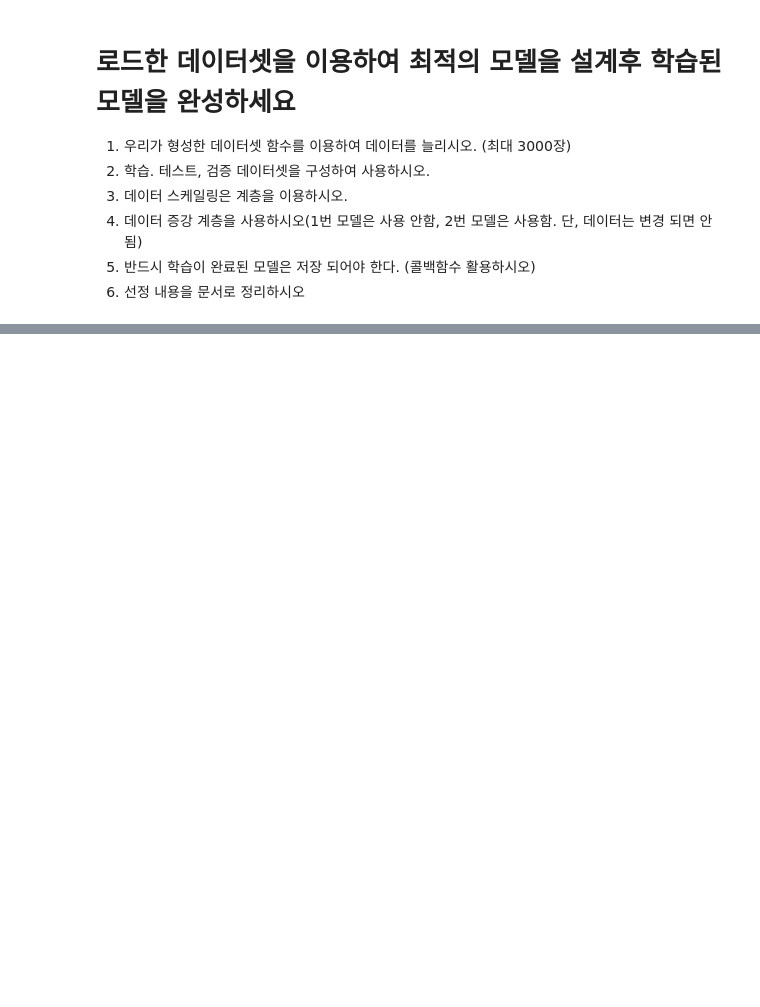
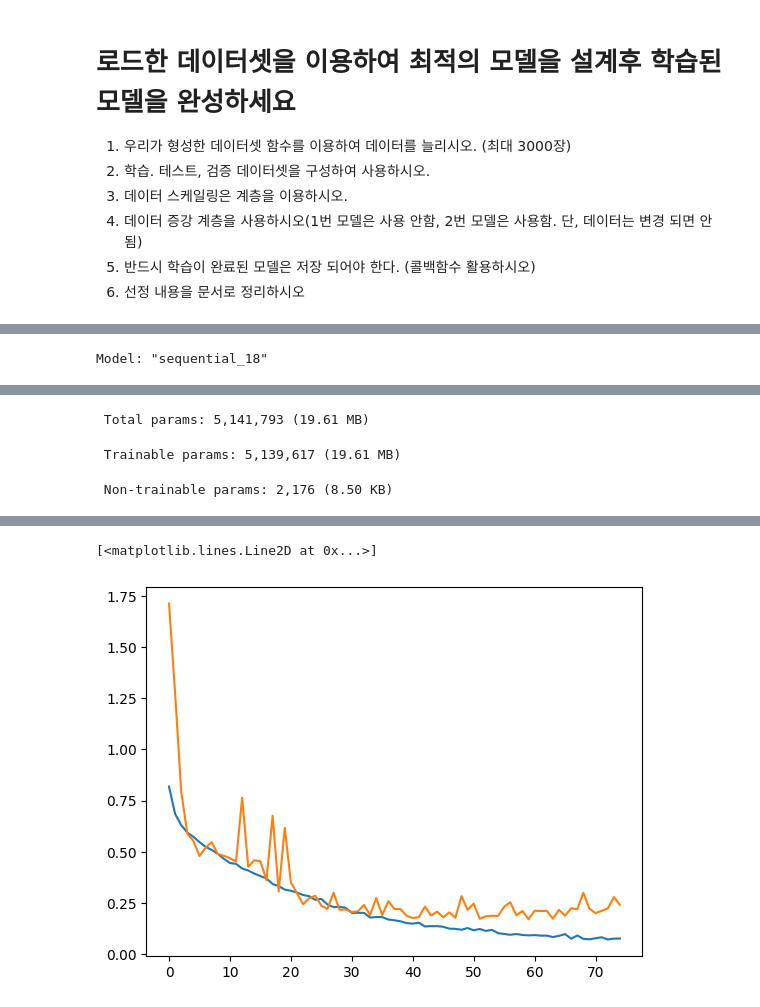
Before and after one commit to Ihan0316/ai_scool, a Jupyter notebook: 8월/8-20/Test.ipynb, the cells around one changed output, grey strips where cells are left out. Saved outputs shown, nothing was run; the diff lists cells and outputs as text; code cells hidden in the pictures; blank space fills up the shorter version.

```diff
--- a/8월/8-20/Test.ipynb
+++ b/8월/8-20/Test.ipynb
@@ -114,0 +241,70 @@ plt.plot(history_add_m.history['val_loss'])
+# %%
+import tensorflow as tf
+from tensorflow.keras import layers, models
+
+# 모델 생성
+data_add_m = models.Sequential()
+
+# 데이터 증강 (Data Augmentation) 및 입력층
+data_add_m.add(layers.Input(shape=(180, 180, 3)))
+data_add_m.add(layers.Rescaling(1./255))
+data_add_m.add(layers.RandomZoom(0.2))
+data_add_m.add(layers.RandomRotation(0.1))
+
+# 컨볼루션 블록 1
+data_add_m.add(layers.Conv2D(32, (3, 3), padding='same', activation='relu'))
+data_add_m.add(layers.BatchNormalization())
+data_add_m.add(layers.Conv2D(32, (3, 3), padding='same', activation='relu'))
+data_add_m.add(layers.BatchNormalization())
+data_add_m.add(layers.MaxPooling2D(2))
+data_add_m.add(layers.Dropout(0.3))
+
+# 컨볼루션 블록 2
+data_add_m.add(layers.Conv2D(64, (3, 3), padding='same', activation='relu'))
+data_add_m.add(layers.BatchNormalization())
+data_add_m.add(layers.Conv2D(64, (3, 3), padding='same', activation='relu'))
+data_add_m.add(layers.BatchNormalization())
+data_add_m.add(layers.MaxPooling2D(2))
+data_add_m.add(layers.Dropout(0.3))
+
+# 컨볼루션 블록 3
+data_add_m.add(layers.Conv2D(128, (3, 3), padding='same', activation='relu'))
+data_add_m.add(layers.BatchNormalization())
+data_add_m.add(layers.Conv2D(128, (3, 3), padding='same', activation='relu'))
+data_add_m.add(layers.BatchNormalization())
+data_add_m.add(layers.MaxPooling2D(2))
+data_add_m.add(layers.Dropout(0.3))
+
+# 컨볼루션 블록 4
+data_add_m.add(layers.Conv2D(256, (3, 3), padding='same', activation='relu'))
+data_add_m.add(layers.BatchNormalization())
+data_add_m.add(layers.Conv2D(256, (3, 3), padding='same', activation='relu'))
+data_add_m.add(layers.BatchNormalization())
+data_add_m.add(layers.MaxPooling2D(2))
+data_add_m.add(layers.Dropout(0.3))
+
+# 완전 연결 층 (Classification)
+data_add_m.add(layers.Flatten())
+data_add_m.add(layers.Dense(128, activation='relu'))
+data_add_m.add(layers.BatchNormalization())
+data_add_m.add(layers.Dropout(0.5))
+
+# 최종 출력층 (Output Layer)
+data_add_m.add(layers.Dense(1, activation='sigmoid'))
+
+# 모델 요약
+data_add_m.summary()
+
+data_add_m_ck1 = ModelCheckpoint('best_add_m_1.keras', save_best_only=True, verbose=1)
+data_add_m_ck2 = EarlyStopping(monitor='val_loss', patience=15, verbose=1)
+adam = Adam(learning_rate=0.0002)
+
+# 모델 컴파일 및 학습
+data_add_m.compile(loss='binary_crossentropy', metrics=['acc'], optimizer=adam)
+history_add_m = data_add_m.fit(tr_ds, epochs=100, callbacks=[data_add_m_ck1, data_add_m_ck2], validation_data=val_ds, verbose=1, batch_size=16)
+
+# 그래프 확인
+plt.plot(history_add_m.history['loss'])
+plt.plot(history_add_m.history['val_loss'])
+# %% [output]
+Model: "sequential_18"
@@ -114,0 +328,3 @@ plt.plot(history_add_m.history['val_loss'])
+ Total params: 5,141,793 (19.61 MB)
+ Trainable params: 5,139,617 (19.61 MB)
+ Non-trainable params: 2,176 (8.50 KB)
@@ -115,3 +348,5 @@ plt.plot(history_add_m.history['val_loss'])
+[<matplotlib.lines.Line2D at 0x...>]
+[figure, added]
 # %%
 # 모델 평가
 best_m = load_model('best_m.keras')
```
Also changed, not shown: parts of 6 cells of this notebook, 9 other files.
